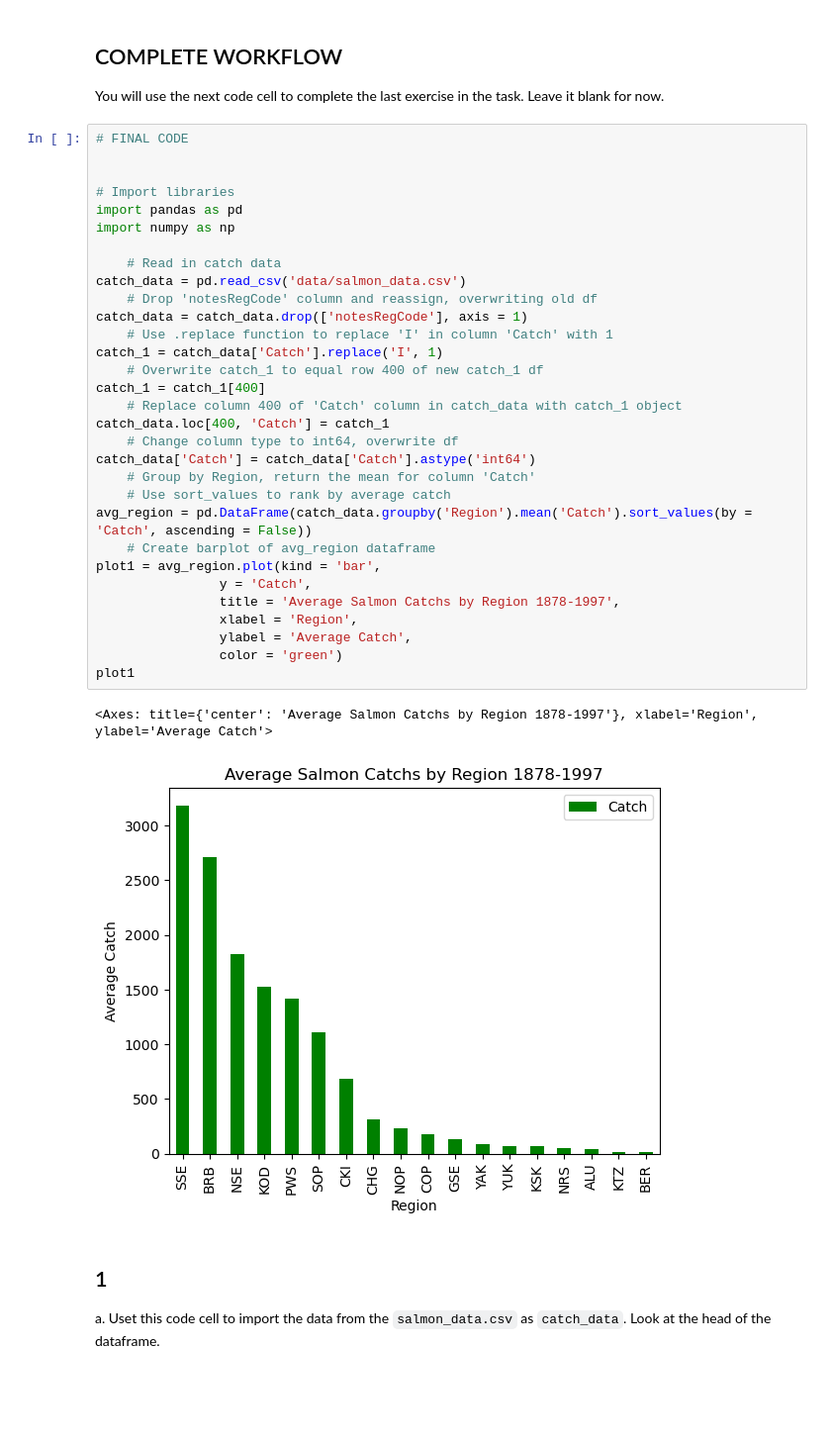
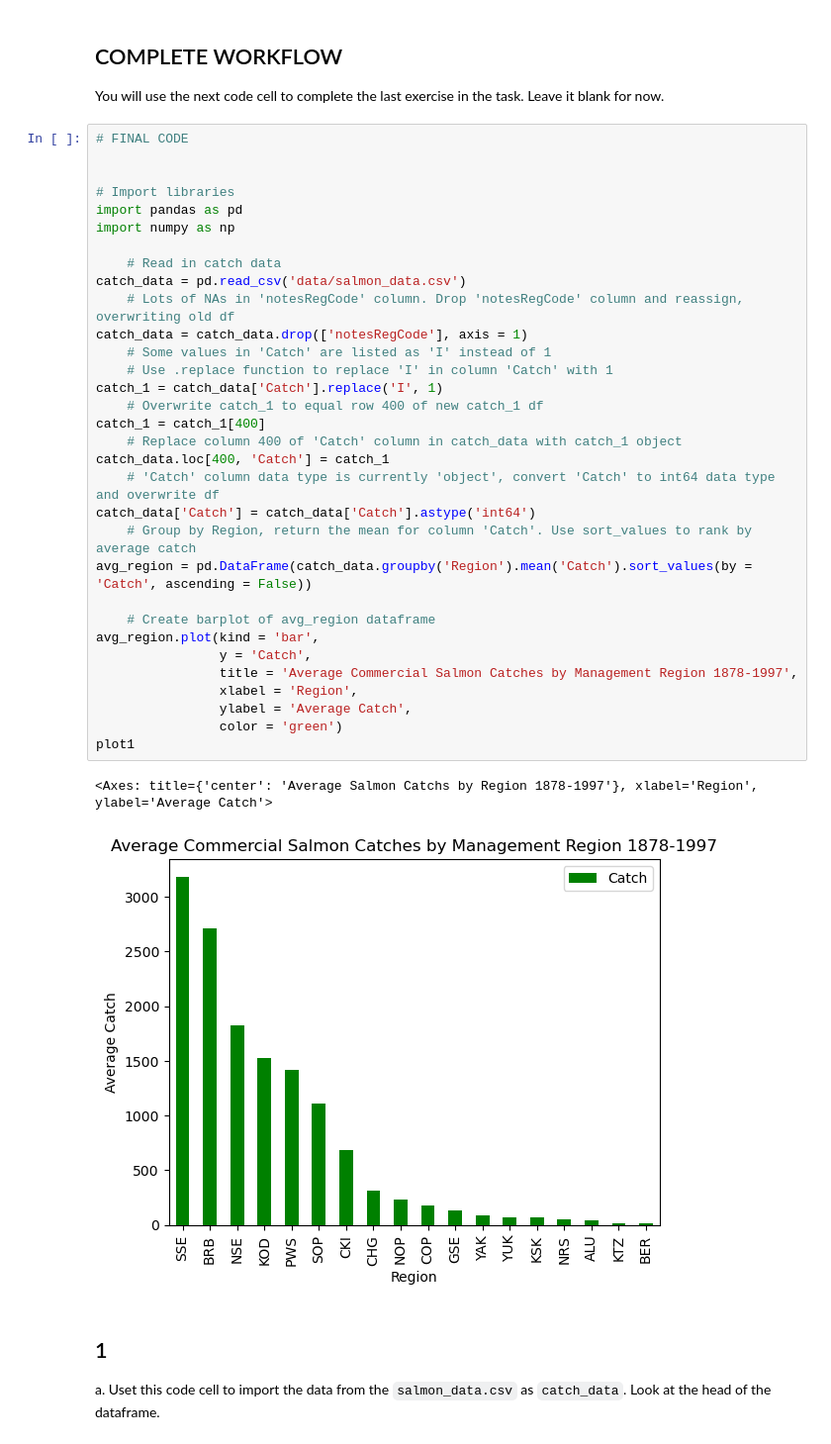
Before and after one commit to ht-oliver/eds220-hwk2, a Jupyter notebook: task2/hwk2-task2-salmon.ipynb, the cells around one changed output. Shown at 99% size. Drawn from its saved outputs; the diff is of its cells as text; blank space fills up the shorter version.

```diff
--- a/task2/hwk2-task2-salmon.ipynb
+++ b/task2/hwk2-task2-salmon.ipynb
@@ -54,37 +54,38 @@ You will use the next code cell to complete the last exercise in the task. Leave
 # %%
 # FINAL CODE
 
 
 # Import libraries
 import pandas as pd
 import numpy as np
 
     # Read in catch data
 catch_data = pd.read_csv('data/salmon_data.csv')
-    # Drop 'notesRegCode' column and reassign, overwriting old df
+    # Lots of NAs in 'notesRegCode' column. Drop 'notesRegCode' column and reassign, overwriting old df
 catch_data = catch_data.drop(['notesRegCode'], axis = 1)
+    # Some values in 'Catch' are listed as 'I' instead of 1
     # Use .replace function to replace 'I' in column 'Catch' with 1
 catch_1 = catch_data['Catch'].replace('I', 1)
     # Overwrite catch_1 to equal row 400 of new catch_1 df
 catch_1 = catch_1[400]
     # Replace column 400 of 'Catch' column in catch_data with catch_1 object
 catch_data.loc[400, 'Catch'] = catch_1
-    # Change column type to int64, overwrite df
+    # 'Catch' column data type is currently 'object', convert 'Catch' to int64 data type and overwrite df
 catch_data['Catch'] = catch_data['Catch'].astype('int64')
-    # Group by Region, return the mean for column 'Catch'
-    # Use sort_values to rank by average catch
+    # Group by Region, return the mean for column 'Catch'. Use sort_values to rank by average catch
 avg_region = pd.DataFrame(catch_data.groupby('Region').mean('Catch').sort_values(by = 'Catch', ascending = False))
+
     # Create barplot of avg_region dataframe
-plot1 = avg_region.plot(kind = 'bar',
+avg_region.plot(kind = 'bar',
                 y = 'Catch',
-                title = 'Average Salmon Catchs by Region 1878-1997',
+                title = 'Average Commercial Salmon Catches by Management Region 1878-1997',
                 xlabel = 'Region',
                 ylabel = 'Average Catch',
                 color = 'green')
 plot1
 # %% [output]
 <Axes: title={'center': 'Average Salmon Catchs by Region 1878-1997'}, xlabel='Region', ylabel='Average Catch'>
-[figure, old version]
+[figure, new version]
 # %% [markdown]
 ## 1
 
```
Also changed, not shown: parts of 1 cell of this notebook.
